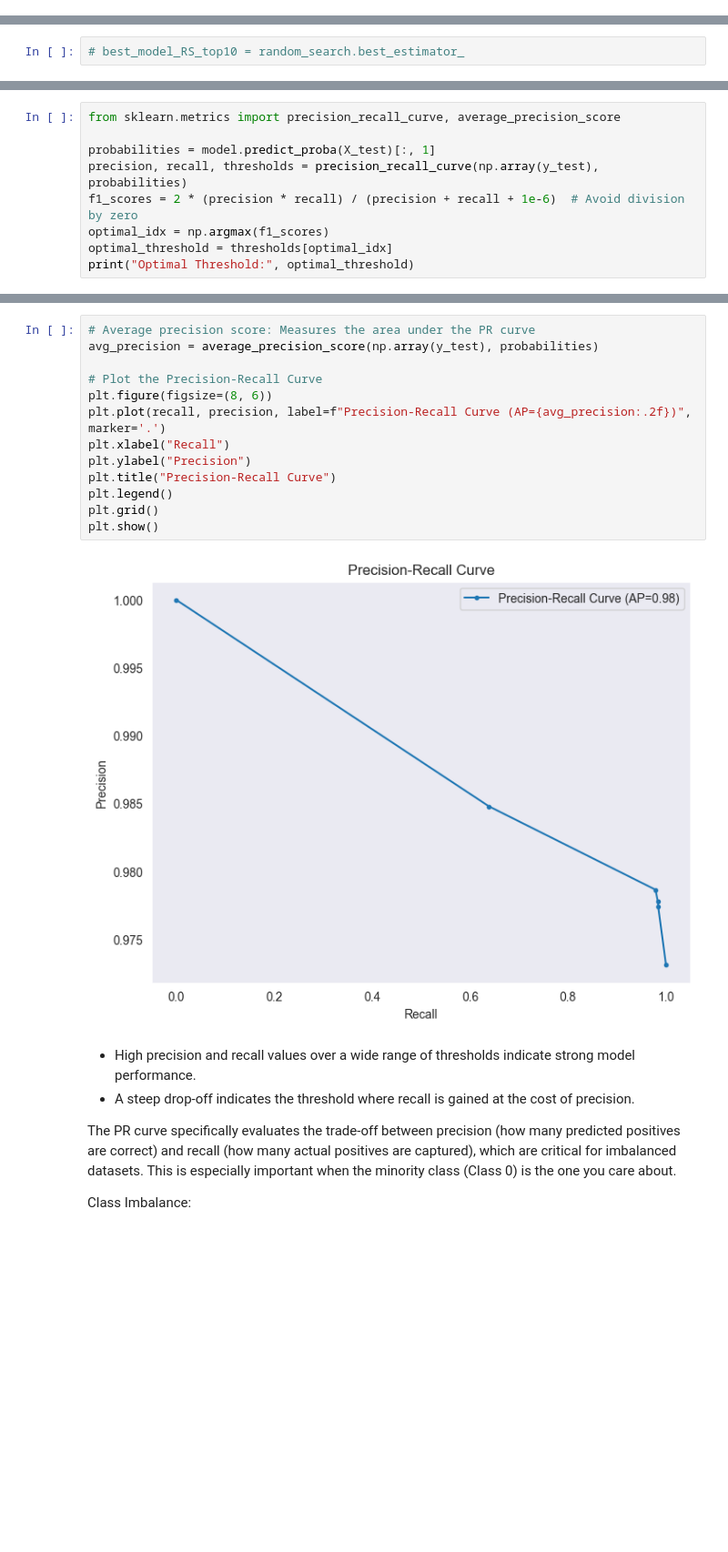
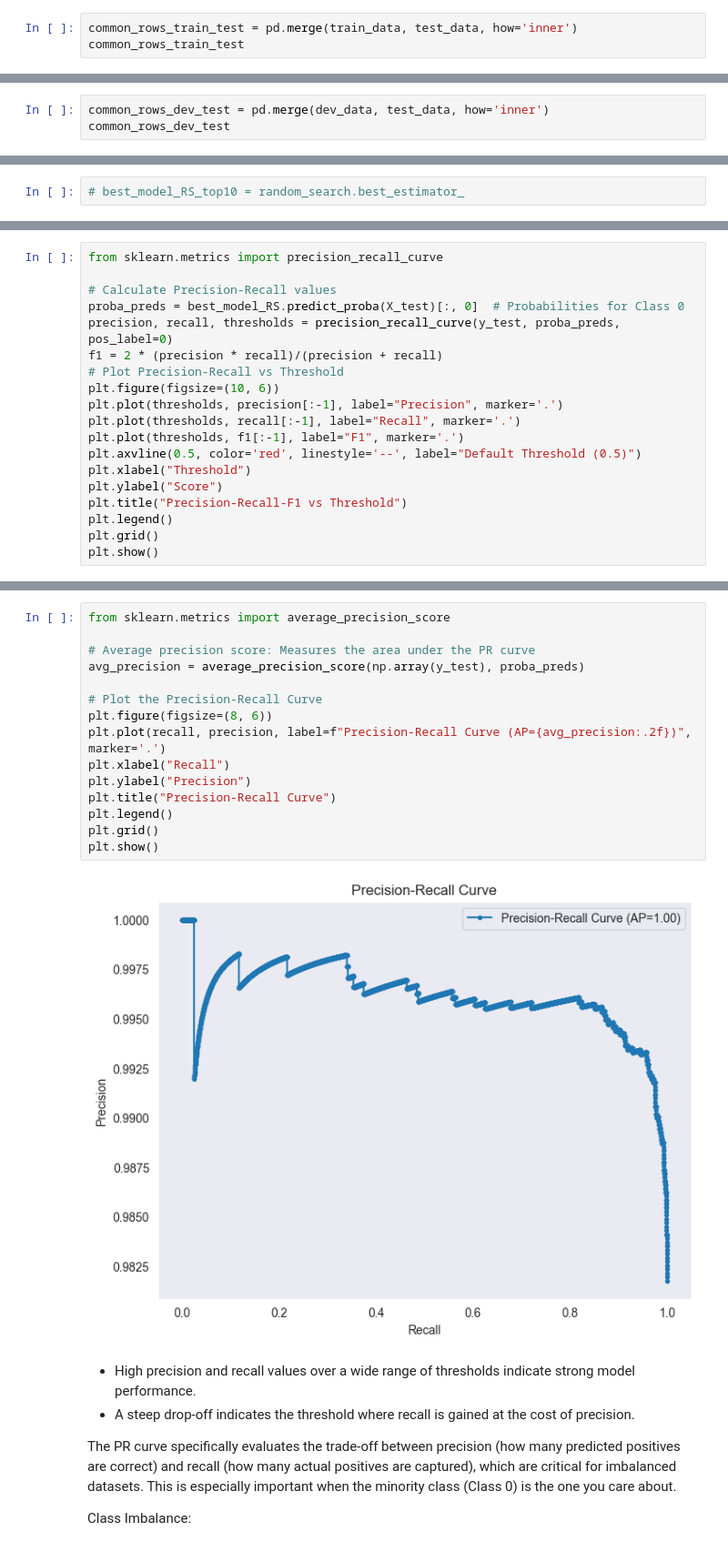
Before and after one commit to gioiablayer96/data-wizard-gioia, a Jupyter notebook: Home_Assignments/Riskified_home_assignment/riskified_home_assignment_Gioia_Blayer/riskified_home_assignment.ipynb, the cells around one changed output, grey strips where cells are left out. Shown at 91% size. Saved outputs shown, nothing was run; the diff lists cells and outputs as text; blank space fills up the shorter version.

Commit message:
Riskified home assignment prep interview - threshold analysis

```diff
--- a/Home_Assignments/Riskified_home_assignment/riskified_home_assignment_Gioia_Blayer/riskified_home_assignment.ipynb
+++ b/Home_Assignments/Riskified_home_assignment/riskified_home_assignment_Gioia_Blayer/riskified_home_assignment.ipynb
@@ -2173,0 +2307,3 @@ Name: count, dtype: float64
+# %%
+common_rows_train_test = pd.merge(train_data, test_data, how='inner')
+common_rows_train_test
@@ -2173,0 +2329,3 @@ Name: count, dtype: float64
+# %%
+common_rows_dev_test = pd.merge(dev_data, test_data, how='inner')
+common_rows_dev_test
@@ -2545,0 +2807,19 @@ If probabilities are calibrated and align well with observed outcomes, the defau
+# %%
+from sklearn.metrics import precision_recall_curve
+
+# Calculate Precision-Recall values
+proba_preds = best_model_RS.predict_proba(X_test)[:, 0]  # Probabilities for Class 0
+precision, recall, thresholds = precision_recall_curve(y_test, proba_preds, pos_label=0)
+f1 = 2 * (precision * recall)/(precision + recall)
+# Plot Precision-Recall vs Threshold
+plt.figure(figsize=(10, 6))
+plt.plot(thresholds, precision[:-1], label="Precision", marker='.')
+plt.plot(thresholds, recall[:-1], label="Recall", marker='.')
+plt.plot(thresholds, f1[:-1], label="F1", marker='.')
+plt.axvline(0.5, color='red', linestyle='--', label="Default Threshold (0.5)")
+plt.xlabel("Threshold")
+plt.ylabel("Score")
+plt.title("Precision-Recall-F1 vs Threshold")
+plt.legend()
+plt.grid()
+plt.show()
@@ -2550,12 +2854,3 @@ Class weights directly modify the loss function, influencing the probabilities t
 This adjustment makes the probabilities inherently less reliable for representing true likelihoods but better suited for classification (e.g., precision-recall tradeoffs). Calibration might undo this beneficial bias introduced by class weighting.
 
 --> skip calibration if your model already compensates for class imbalance using class weights or sampling techniques.
-# %%
-from sklearn.metrics import precision_recall_curve, average_precision_score
-
-probabilities = model.predict_proba(X_test)[:, 1]
-precision, recall, thresholds = precision_recall_curve(np.array(y_test), probabilities)
-f1_scores = 2 * (precision * recall) / (precision + recall + 1e-6)  # Avoid division by zero
-optimal_idx = np.argmax(f1_scores)
-optimal_threshold = thresholds[optimal_idx]
-print("Optimal Threshold:", optimal_threshold)
@@ -2564,18 +2857,20 @@ Optimal Threshold: 0.5253565099839878
 # %%
+from sklearn.metrics import average_precision_score
+
 # Average precision score: Measures the area under the PR curve
-avg_precision = average_precision_score(np.array(y_test), probabilities)
+avg_precision = average_precision_score(np.array(y_test), proba_preds)
 
 # Plot the Precision-Recall Curve
 plt.figure(figsize=(8, 6))
 plt.plot(recall, precision, label=f"Precision-Recall Curve (AP={avg_precision:.2f})", marker='.')
 plt.xlabel("Recall")
 plt.ylabel("Precision")
 plt.title("Precision-Recall Curve")
 plt.legend()
 plt.grid()
 plt.show()
 # %% [output]
-[figure, old version]
+[figure, new version]
 # %% [markdown]
 - High precision and recall values over a wide range of thresholds indicate strong model performance.
 - A steep drop-off indicates the threshold where recall is gained at the cost of precision.
```
Also changed, not shown: parts of 74 cells of this notebook.
